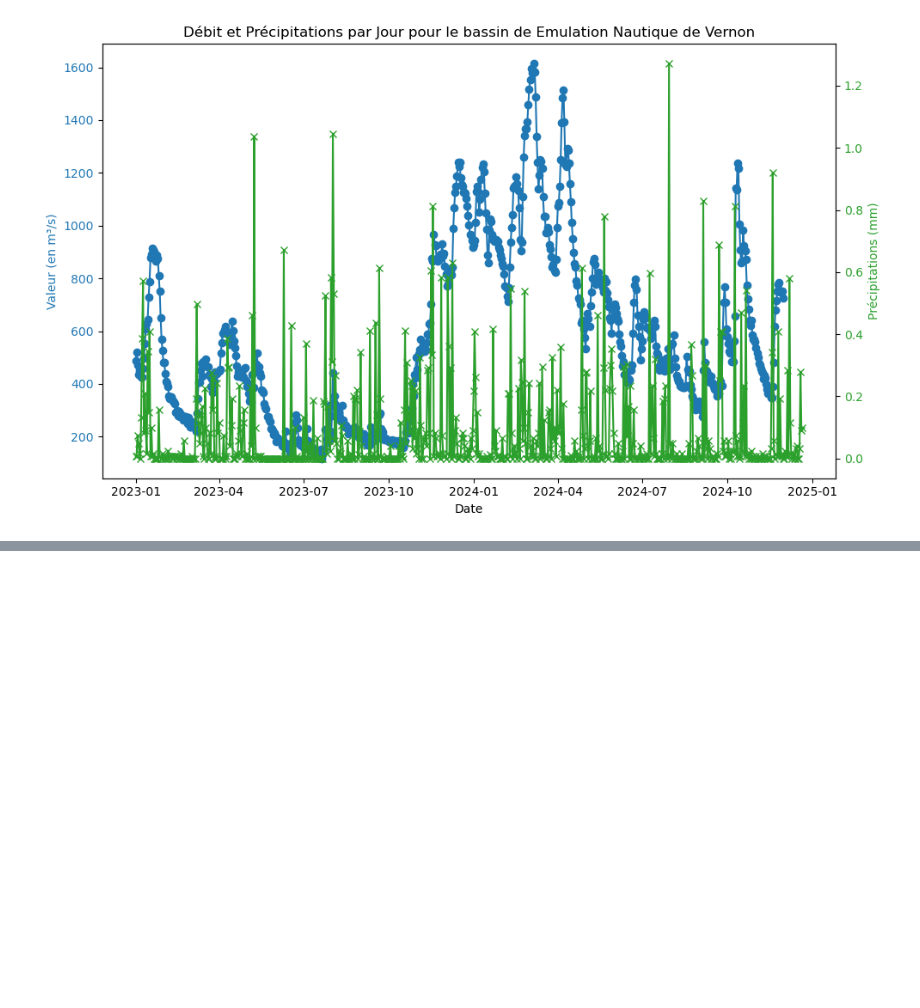
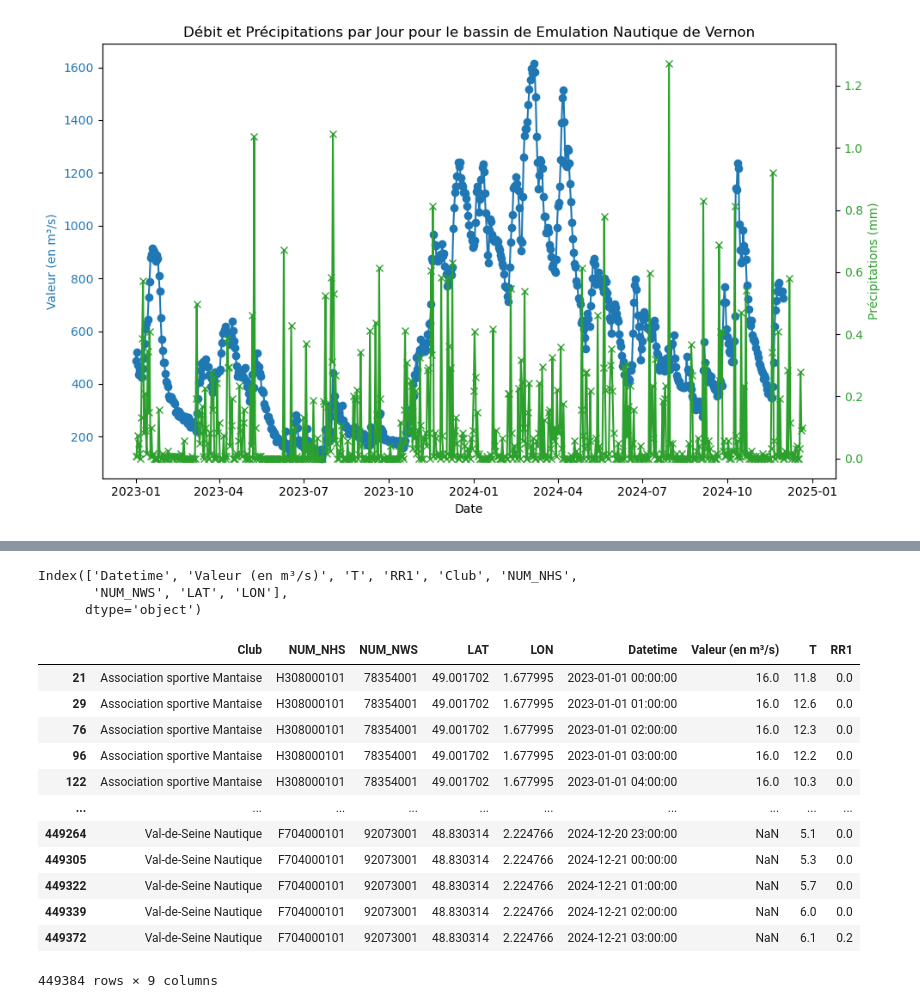
Before and after one commit to vadim-gisserot/Projet-de-Python-Leroux-Gisserot, a Jupyter notebook: notebooks/draft2.ipynb, the cells around one changed output, grey strips where cells are left out. Saved outputs shown, nothing was run; the diff lists cells and outputs as text; code cells hidden in the pictures; blank space fills up the shorter version.

Commit message:
Création dui grand dataframe

```diff
--- a/notebooks/draft2.ipynb
+++ b/notebooks/draft2.ipynb
@@ -200,8 +201,9 @@ chemin_fichiers = '/home/onyxia/work/Projet-de-Python-Leroux-Gisserot/data/hourl
 files = glob.glob(chemin_fichiers)
 
 # 2. Créer un dictionnaire pour stocker les DataFrames par station
-dictionnaire_df_stations_meteo= {}
+dictionnaire_df_stations_meteo = {}
 
+# Parcourir chaque fichier CSV
 for file in files:
     # Lire chaque fichier CSV
     df = pd.read_csv(file)
@@ -221,10 +223,10 @@ for file in files:
         df_station = df_filtered[df_filtered['NUM_POSTE'] == station_id].drop(columns='NUM_POSTE')
 
         # Ajouter ou mettre à jour le DataFrame de la station dans le dictionnaire
-        if station_id not in stations_data:
+        if station_id not in dictionnaire_df_stations_meteo:
             dictionnaire_df_stations_meteo[station_id] = df_station
         else:
-            dictionnaire_df_stations_meteo[station_id] = pd.concat([stations_data[station_id], df_station])
+            dictionnaire_df_stations_meteo[station_id] = pd.concat([dictionnaire_df_stations_meteo[station_id], df_station])
 
 # Vérification du résultat
 for station_id, station_df in dictionnaire_df_stations_meteo.items():
@@ -232,7 +234,7 @@ for station_id, station_df in dictionnaire_df_stations_meteo.items():
     print(station_df)
     print("\n")
 
-print("NUM POSTE disponibles dans le dictionnaire :", dictionnaire_df_stations_meteo.keys())
+print("NUM_POSTE disponibles dans le dictionnaire :", dictionnaire_df_stations_meteo.keys())
 # %% [output]
 DataFrame pour la station 77054001:
                         T  RR1
@@ -276,7 +264,7 @@ for station in station_ids :
     file_name = f"/home/onyxia/work/Projet-de-Python-Leroux-Gisserot/data/hourly-flow-rate-23-24/{station}.csv"
     df = pd.read_csv(file_name)
     df['NUM_POSTE'] = f"{station}"
-    df['NOM_USUEL'] = liste_stations_hydro.loc[liste_stations_hydro['Club'] == nom_club, 'NWS'].iloc[0]
+    df['NOM_USUEL'] = clubs_hydro_meteo.loc[clubs_hydro_meteo['Club'] == nom_club, 'NWS'].iloc[0]
 
     # last_col = df.columns[-1]  # Identifie la dernière colonne
     # new_order = [last_col] + list(df.columns[:-1])  # Réorganise les colonnes
@@ -469,7 +459,7 @@ def get_station_data_by_club(club_name, df_adresses_clubs, dictionnaire_df_stati
         DataFrame or None: Les données de débit de la station associée au club ou None si non trouvé.
     """
  # Trouver l'identifiant de la station associée au club
-    station_id = df_adresses_clubs.loc[df_adresses_clubs['Club'] == club_name, 'NUM_POSTE'].values
+    station_id = clubs_hydro_meteo.loc[clubs_hydro_meteo['Club'] == club_name, 'NUM_NHS'].values
     if len(station_id) == 0:
         print(f"Aucune station associée au club : {club_name}")
         return None
@@ -484,14 +474,14 @@ def get_station_data_by_club(club_name, df_adresses_clubs, dictionnaire_df_stati
         return None
 
 
-print(get_station_data_by_club ( nom_club, stations_hydro_clubs, dictionnaire_df_stations_hydro))
-df_debit=get_station_data_by_club ( nom_club, stations_hydro_clubs, dictionnaire_df_stations_hydro)
+print(get_station_data_by_club ( nom_club, clubs_hydro_meteo, dictionnaire_df_stations_hydro))
+df_debit=get_station_data_by_club ( nom_club, clubs_hydro_meteo, dictionnaire_df_stations_hydro)
 
 
 def get_meteo_data_by_club(club_name, df_adresses_clubs, dictionnaire_df_stations_meteo ):
 
  # Trouver l'identifiant de la station associée au club
-    station_id = df_adresses_clubs.loc[df_adresses_clubs['Club'] == club_name, 'NUM_POSTE'].values
+    station_id = clubs_hydro_meteo.loc[clubs_hydro_meteo['Club'] == club_name, 'NUM_NWS'].values
     if len(station_id) == 0:
         print(f"Aucune station associée au club : {club_name}")
         return None
@@ -505,9 +495,9 @@ def get_meteo_data_by_club(club_name, df_adresses_clubs, dictionnaire_df_station
         print(f"Aucune donnée de débit trouvée pour la station : {station_id}")
         return None
 
-print(get_meteo_data_by_club ( nom_club , stations_meteo_clubs, dictionnaire_df_stations_meteo))
+print(get_meteo_data_by_club ( nom_club , clubs_hydro_meteo, dictionnaire_df_stations_meteo))
 
-df_meteo=get_meteo_data_by_club( nom_club, stations_meteo_clubs, dictionnaire_df_stations_meteo)
+df_meteo=get_meteo_data_by_club( nom_club, clubs_hydro_meteo, dictionnaire_df_stations_meteo)
 # %% [output]
                  Datetime  Valeur (en m³/s)
 0     2023-01-01 00:00:00               503
@@ -584,0 +700,27 @@ plt.show()
+# %%
+#Tri du dataframe
+# Trier d'abord par 'Club' et ensuite par 'Datetime'
+grand_dataframe_sorted = grand_dataframe.sort_values(by=['Club', 'Datetime'], ascending=[True, True])
+
+# Réorganiser les colonnes dans l'ordre souhaité
+grand_dataframe_sorted = grand_dataframe_sorted[['Club', 'NUM_NHS', 'NUM_NWS', 'LAT', 'LON','Datetime', 'Valeur (en m³/s)', 'T', 'RR1']]
+
+# Afficher le dataframe trié et réorganisé
+grand_dataframe_sorted
+# %% [output]
+Index(['Datetime', 'Valeur (en m³/s)', 'T', 'RR1', 'Club', 'NUM_NHS',
+       'NUM_NWS', 'LAT', 'LON'],
+      dtype='object')
+|  | Club | NUM_NHS | NUM_NWS | LAT | LON | Datetime | Valeur (en m³/s) | T | RR1 |
+| 21 | Association sportive Mantaise | H308000101 | 78354001 | 49.001702 | 1.677995 | 2023-01-01 00:00:00 | 16.0 | 11.8 | 0.0 |
+| 29 | Association sportive Mantaise | H308000101 | 78354001 | 49.001702 | 1.677995 | 2023-01-01 01:00:00 | 16.0 | 12.6 | 0.0 |
+| 76 | Association sportive Mantaise | H308000101 | 78354001 | 49.001702 | 1.677995 | 2023-01-01 02:00:00 | 16.0 | 12.3 | 0.0 |
+| 96 | Association sportive Mantaise | H308000101 | 78354001 | 49.001702 | 1.677995 | 2023-01-01 03:00:00 | 16.0 | 12.2 | 0.0 |
+| 122 | Association sportive Mantaise | H308000101 | 78354001 | 49.001702 | 1.677995 | 2023-01-01 04:00:00 | 16.0 | 10.3 | 0.0 |
+| ... | ... | ... | ... | ... | ... | ... | ... | ... | ... |
+| 449264 | Val-de-Seine Nautique | F704000101 | 92073001 | 48.830314 | 2.224766 | 2024-12-20 23:00:00 | NaN | 5.1 | 0.0 |
+| 449305 | Val-de-Seine Nautique | F704000101 | 92073001 | 48.830314 | 2.224766 | 2024-12-21 00:00:00 | NaN | 5.3 | 0.0 |
+| 449322 | Val-de-Seine Nautique | F704000101 | 92073001 | 48.830314 | 2.224766 | 2024-12-21 01:00:00 | NaN | 5.7 | 0.0 |
+| 449339 | Val-de-Seine Nautique | F704000101 | 92073001 | 48.830314 | 2.224766 | 2024-12-21 02:00:00 | NaN | 6.0 | 0.0 |
+| 449372 | Val-de-Seine Nautique | F704000101 | 92073001 | 48.830314 | 2.224766 | 2024-12-21 03:00:00 | NaN | 6.1 | 0.2 |
+449384 rows × 9 columns
```
Also changed, not shown: parts of 9 cells of this notebook.
